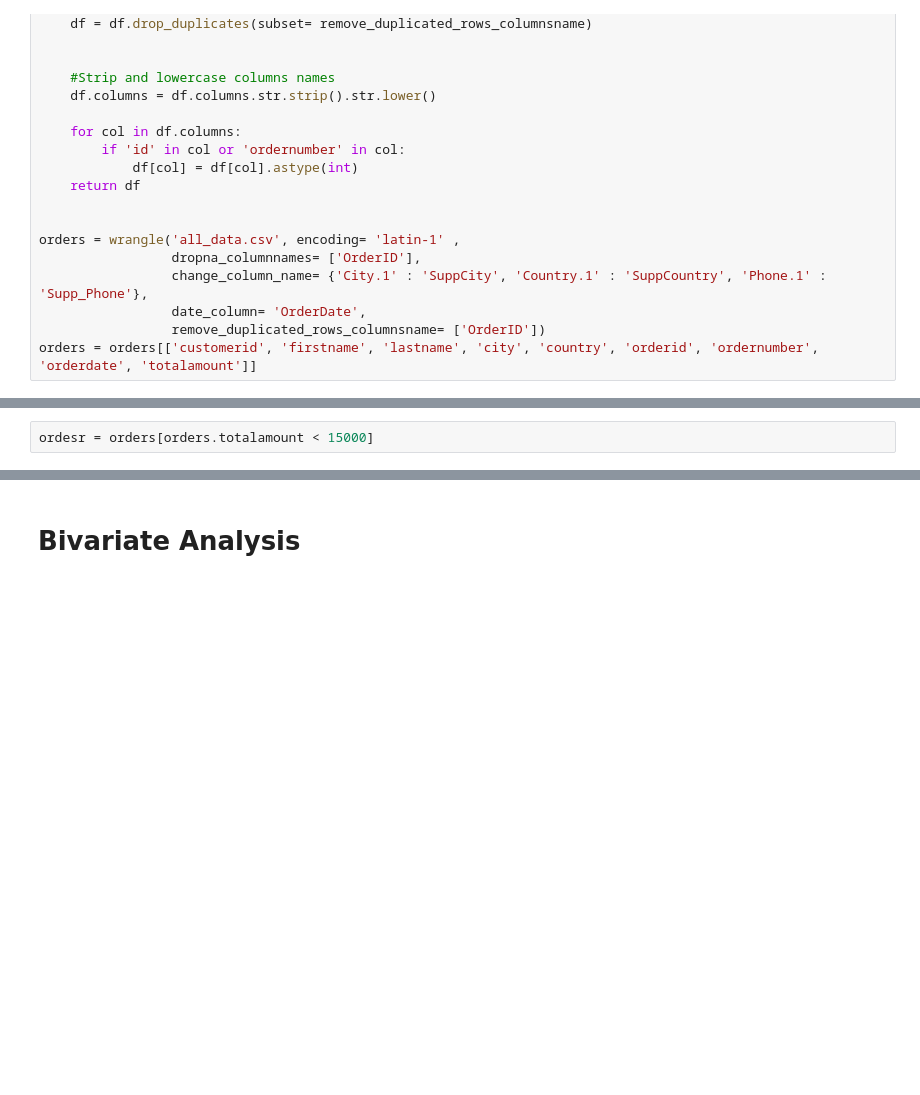
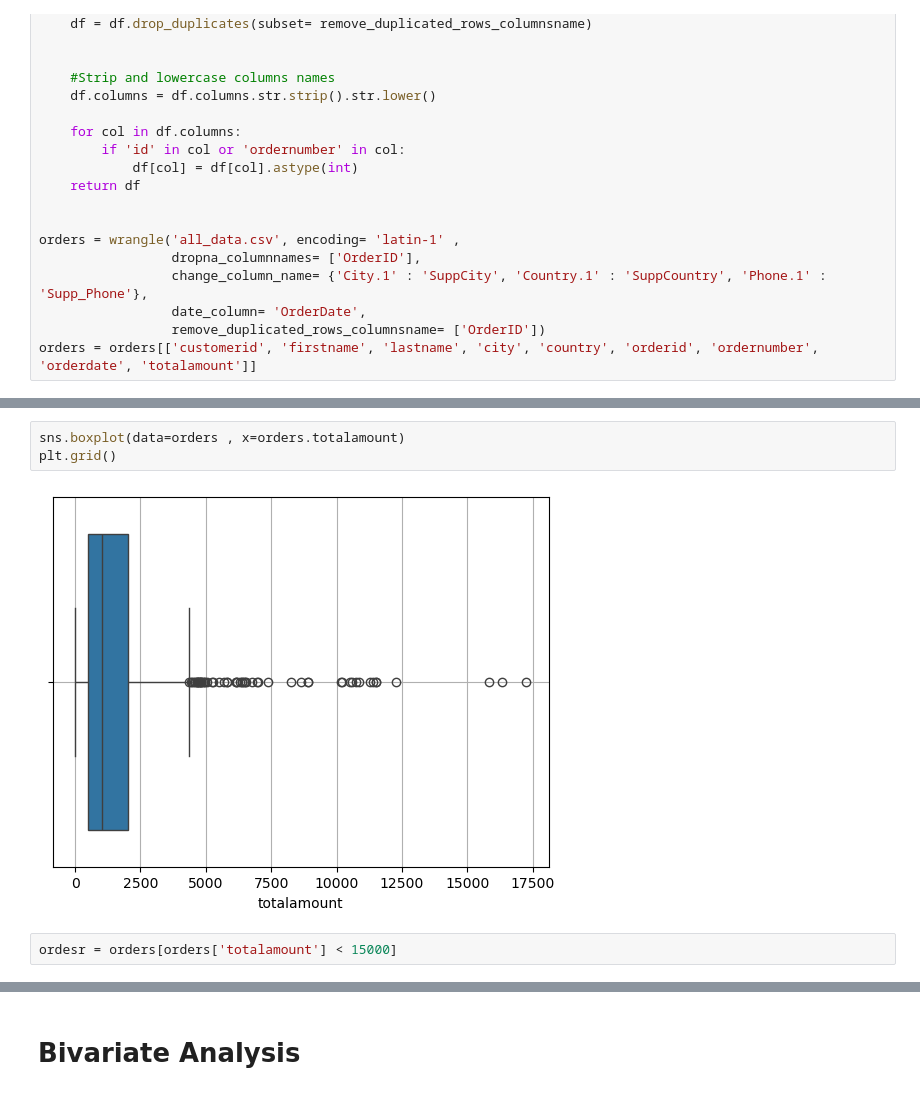
Before and after one commit to Hamza-rami/statistics_with_python, a Jupyter notebook: Bivariate_analysis.ipynb, the cells around one changed output, grey strips where cells are left out. Saved outputs shown, nothing was run; the diff lists cells and outputs as text; blank space fills up the shorter version.

```diff
--- a/Bivariate_analysis.ipynb
+++ b/Bivariate_analysis.ipynb
@@ -39,2 +57,7 @@ orders = orders[['customerid', 'firstname', 'lastname', 'city', 'country', 'orde
+# %%
+sns.boxplot(data=orders , x=orders.totalamount)
+plt.grid()
+# %% [output]
+[figure, added]
 # %%
-ordesr = orders[orders.totalamount < 15000]
+ordesr = orders[orders['totalamount'] < 15000]
```
Also changed, not shown: parts of 26 cells of this notebook, 3 other files.
